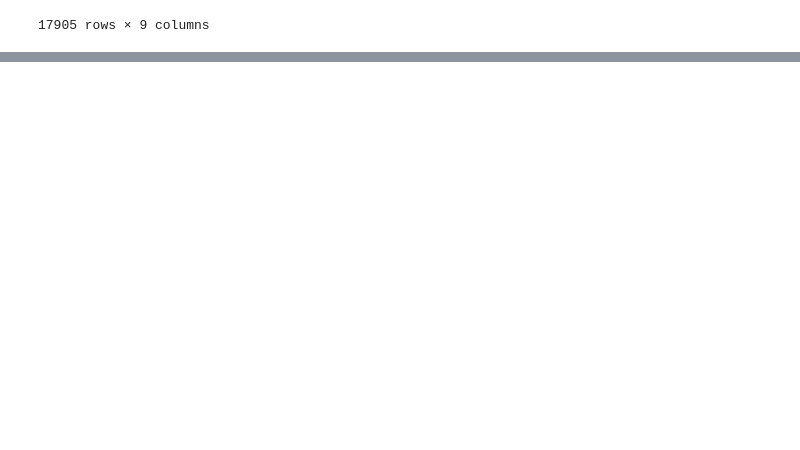
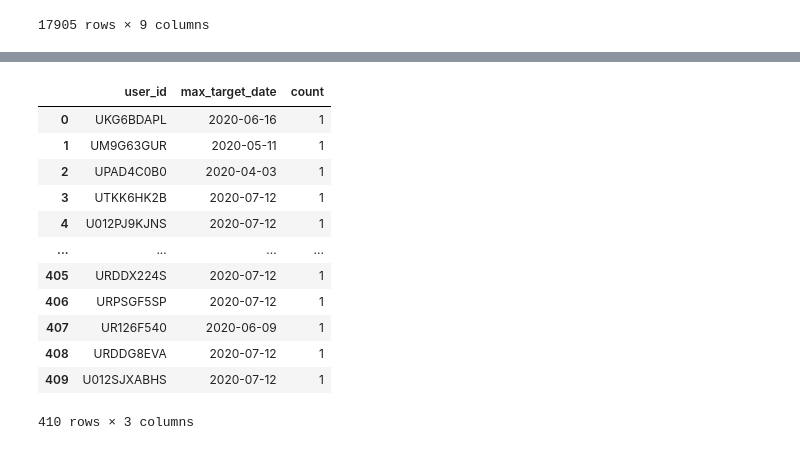
Before and after one commit to daikichidaze/slack-report-2020, a Jupyter notebook: slack-create-mid-table-reply.ipynb, the cells around one changed output, grey strips where cells are left out. Drawn from its saved outputs; the diff is of its cells as text; code cells hidden in the pictures; blank space fills up the shorter version.

```diff
--- a/slack-create-mid-table-reply.ipynb
+++ b/slack-create-mid-table-reply.ipynb
@@ -180,0 +258,16 @@ GROUP BY
+# %%
+df_user_master
+# %% [output]
+|  | user_id | max_target_date | count |
+| 0 | UKG6BDAPL | 2020-06-16 | 1 |
+| 1 | UM9G63GUR | 2020-05-11 | 1 |
+| 2 | UPAD4C0B0 | 2020-04-03 | 1 |
+| 3 | UTKK6HK2B | 2020-07-12 | 1 |
+| 4 | U012PJ9KJNS | 2020-07-12 | 1 |
+| ... | ... | ... | ... |
+| 405 | URDDX224S | 2020-07-12 | 1 |
+| 406 | URPSGF5SP | 2020-07-12 | 1 |
+| 407 | UR126F540 | 2020-06-09 | 1 |
+| 408 | URDDG8EVA | 2020-07-12 | 1 |
+| 409 | U012SJXABHS | 2020-07-12 | 1 |
+410 rows × 3 columns
```
Also changed, not shown: parts of 15 cells of this notebook.
